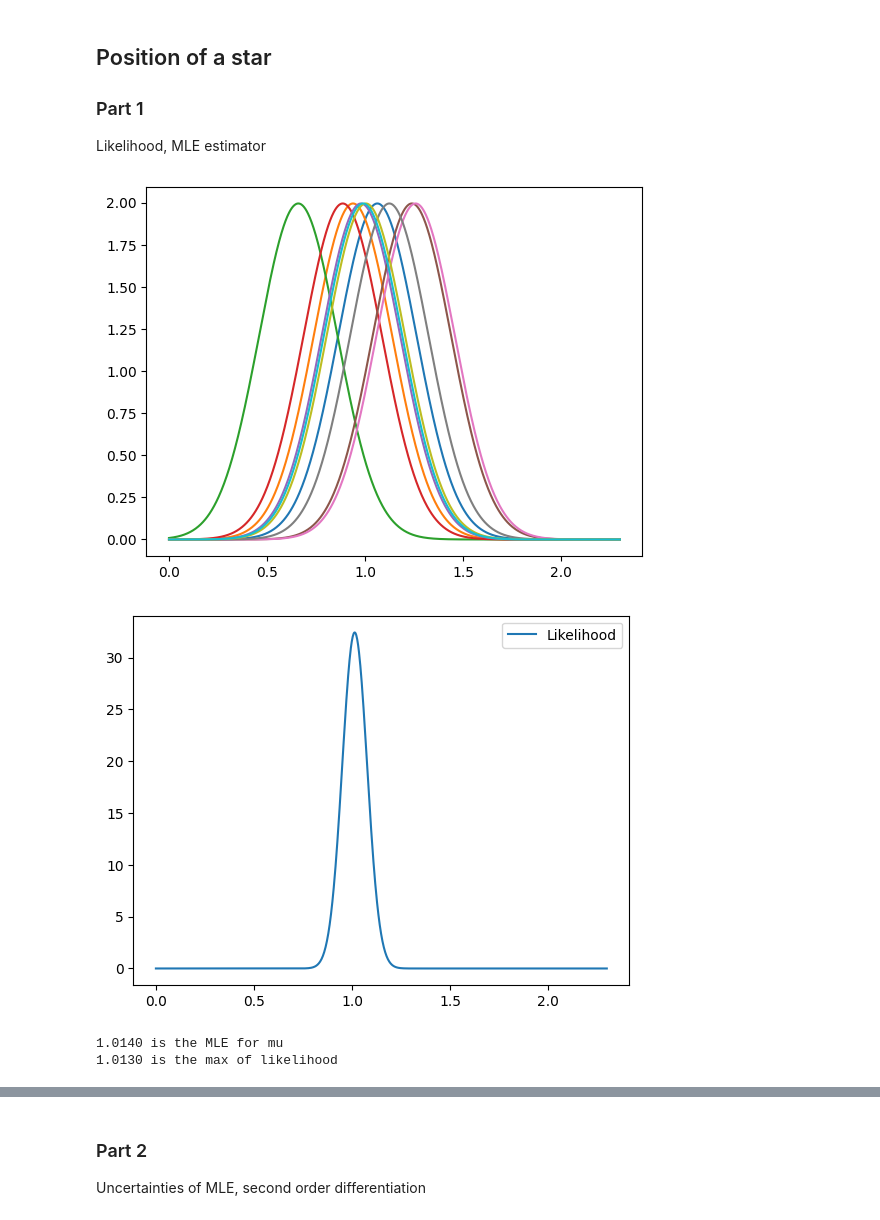
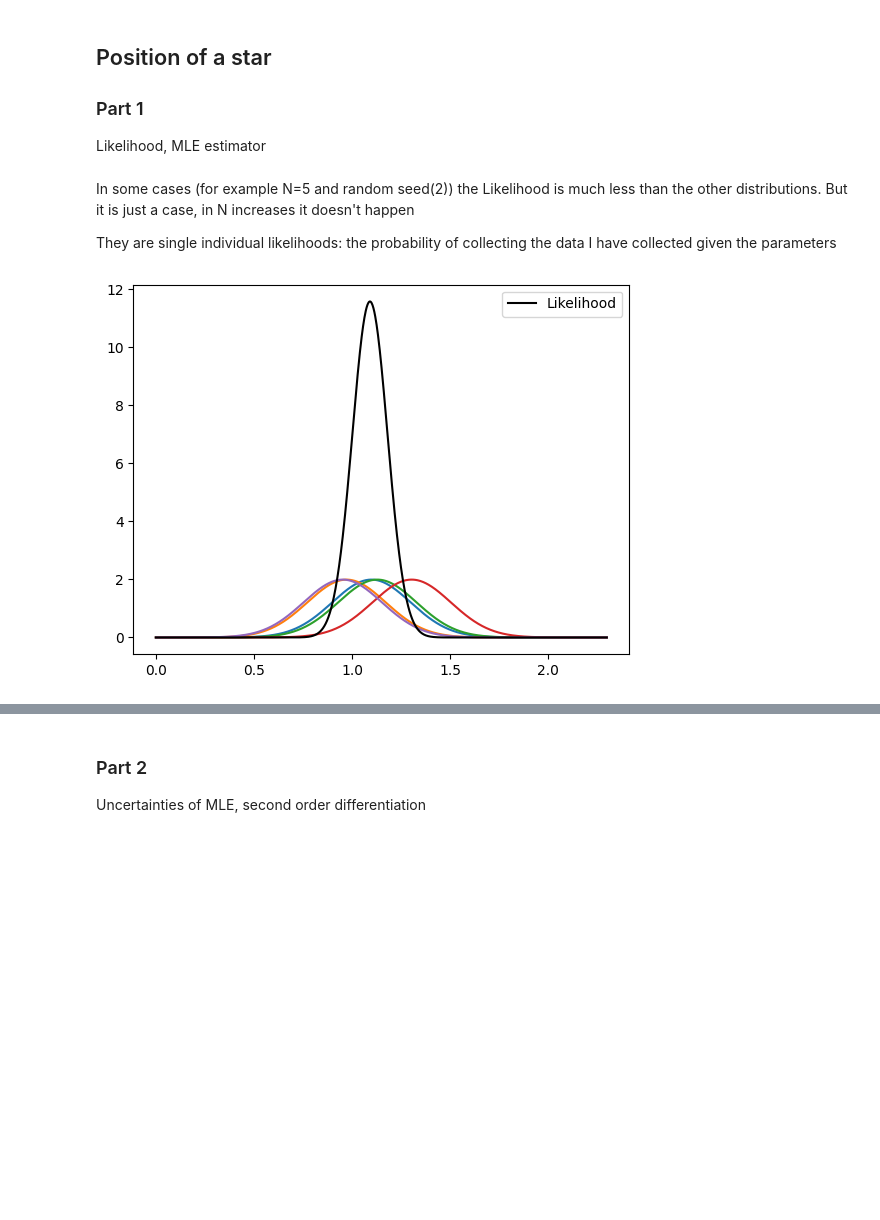
Before and after one commit to Sofiadossena/astrostatistics_bicocca_2025, a Jupyter notebook: working/05_PositionOfStars.ipynb, the cells around one changed output, grey strips where cells are left out. Cells and saved outputs as stored; diff of their text form; code cells hidden in the pictures; blank space fills up the shorter version.

```diff
--- a/working/05_PositionOfStars.ipynb
+++ b/working/05_PositionOfStars.ipynb
@@ -3,42 +3,3 @@
 
 ### Part 1
 Likelihood, MLE estimator
-# %%
-
-import numpy as np  # type: ignore
-import matplotlib.pyplot as plt # type: ignore
-import random
-from random import sample
-from scipy.stats import norm # type: ignore
-from astroML.datasets import fetch_dr7_quasar  # type: ignore
-
-mu=1
-sigma=0.2
-N=10
-
-x=np.random.normal(mu,sigma,N)
-x_plot=np.linspace(0,2.3,1000)
-L=1
-
-for i in x:
-    distrib=norm(i,sigma)
-    plt.plot(x_plot,distrib.pdf(x_plot))
-    L*=distrib.pdf(x_plot)
-
-plt.show()
-plt.plot(x_plot,L, label="Likelihood")
-plt.legend()
-plt.show()
-
-max_like=max(L) #maximum likelihood
-max_index=np.where(L==max_like) #index of maximum
-max_L=x_plot[max_index] #x of maximum
-
-
-print("%0.4f" % np.mean(x), "is the MLE for mu")
-print("%0.4f" % max_L[0], "is the max of likelihood ")
-# %% [output]
-[figure, removed]
-[figure, removed]
-1.0140 is the MLE for mu
-1.0130 is the max of likelihood
@@ -44,0 +13,31 @@ print("%0.4f" % max_L[0], "is the max of likelihood ")
+# %% [markdown]
+In some cases (for example N=5 and random seed(2)) the Likelihood is much less than the other distributions. But it is just a case, in N increases it doesn't happen
+
+
+They are single individual likelihoods: the probability of collecting the data I have collected given the parameters
+# %%
+N=5      #number of measurements
+
+#the underlying process is Gaussian
+mu=1
+sigma=0.2
+
+np.random.seed(42)
+gauss = scipy.stats.norm(loc=mu,scale=sigma)
+sample=gauss.rvs(N)                                 #N samples drawn from the Gaussian distribution
+
+x_plot=np.linspace(0,2.3,1000)
+
+L=1
+
+for i in sample:
+    distrib=scipy.stats.norm(i,sigma)               #different gaussian centered in the measurements
+    plt.plot(x_plot,distrib.pdf(x_plot))
+    L*=distrib.pdf(x_plot)
+
+
+plt.plot(x_plot,L, label="Likelihood", color='black')
+plt.legend()
+plt.show()
+# %% [output]
+[figure, added]
```
Also changed, not shown: parts of 2 cells of this notebook.
